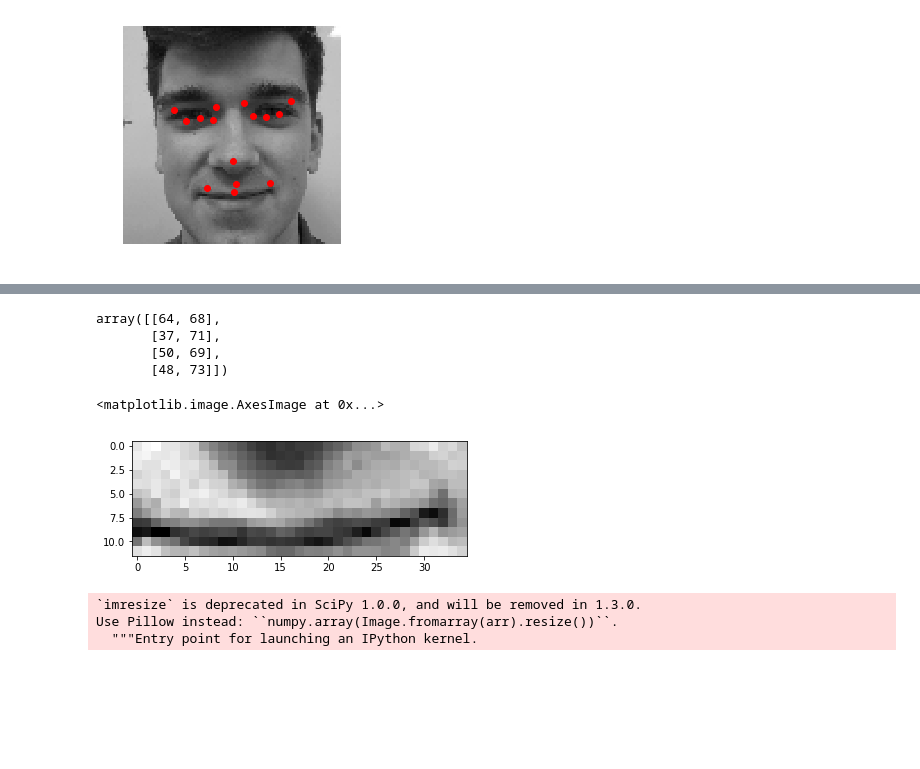
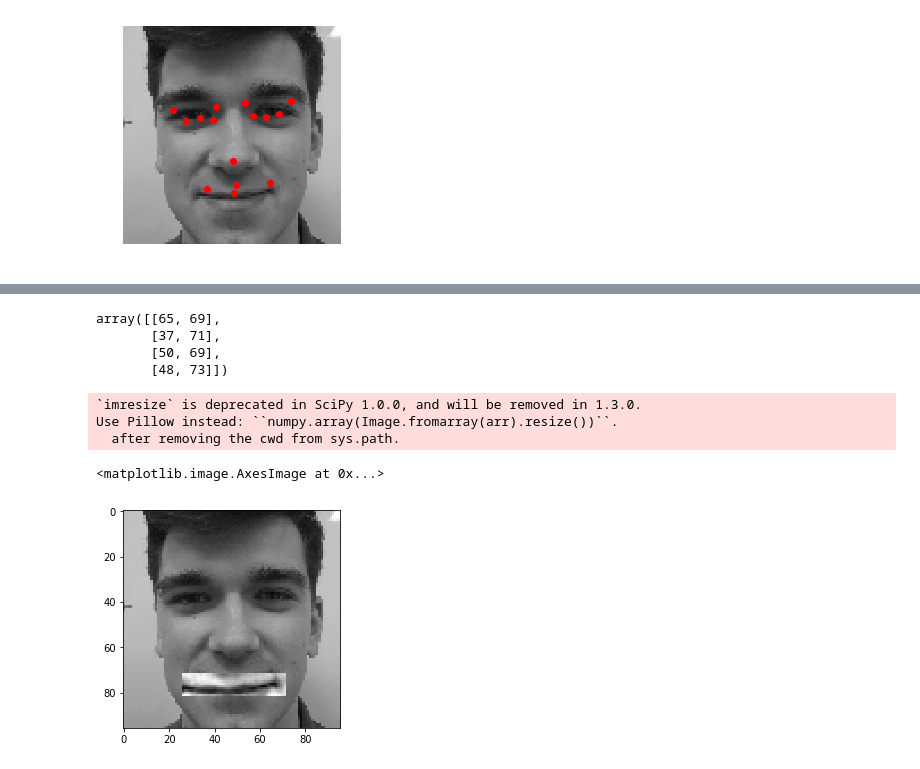
Before and after one commit to Midren/Caricature_maker, a Jupyter notebook: Untitled1.ipynb, the cells around one changed output, grey strips where cells are left out. Saved outputs shown, nothing was run; the diff lists cells and outputs as text; code cells hidden in the pictures; blank space fills up the shorter version.

Commit message:
Added mouth increasing

```diff
--- a/Untitled1.ipynb
+++ b/Untitled1.ipynb
@@ -204,10 +198,9 @@ plt.imshow(image, 'gray')
 # %%
 import cv2 as cv
 face_cascade = cv.CascadeClassifier('/home/midren/Documents/ucu/caricature_maker/haarcascade_frontalface_default.xml')
-# eye_cascade = cv.CascadeClassifier('haarcascade_eye.xml')
 
 img = cv.imread('/home/midren/Documents/ucu/caricature_maker/img/romchik.jpg')
-# gray = cv.cvtColor(img, cv.COLOR_BGR2GRAY)
+gray = cv.cvtColor(img, cv.COLOR_BGR2GRAY)
 # %%
 faces = face_cascade.detectMultiScale(gray, 1.3, 5)
 for (x,y,w,h) in faces:
@@ -221,22 +214,26 @@ cv.destroyAllWindows()
 # %%
 mouth_p = np.array(list(map(lambda x: np.int_(x),list(np.rint(y_res[-8:, 0]))))).reshape(-1, 2)
 mouth_p
-mouth
 # %% [output]
-array([[64, 68],
+array([[65, 69],
        [37, 71],
        [50, 69],
        [48, 73]])
-# %%
-padding = 4
-mouth = pix[mouth_p[2][1] - padding:mouth_p[3][1] + padding, mouth_p[1][0] - padding:mouth_p[0][0] + padding]
-plt.imshow(mouth, 'gray')
-# %% [output]
-<matplotlib.image.AxesImage at 0x...>
-[figure, removed]
-# %%
-mouth = imresize(mouth, 2.0)
-# %% [output]
-`imresize` is deprecated in SciPy 1.0.0, and will be removed in 1.3.0.
-Use Pillow instead: ``numpy.array(Image.fromarray(arr).resize())``.
-  """Entry point for launching an IPython kernel.
+# %%
+def increase_part(pix, mouth_p):
+    padding = 4
+    old_mouth = pix[mouth_p[2][1] :mouth_p[3][1] + padding, mouth_p[1][0] - padding:mouth_p[0][0] + padding]
+    mouth = imresize(old_mouth, 1.3)
+    x, y = np.array(old_mouth.shape)//2
+    x += mouth_p[1][0] + 2*padding
+    y = mouth_p[3][1] + padding
+    pix[y - mouth.shape[0]//2 : y + mouth.shape[0] - mouth.shape[0]//2, x - mouth.shape[1]//2 : x + mouth.shape[1] - mouth.shape[1]//2] = mouth
+# %%
+increase_part(pix, mouth_p)
+plt.imshow(pix, "gray")
+# %% [output]
+`imresize` is deprecated in SciPy 1.0.0, and will be removed in 1.3.0.
+Use Pillow instead: ``numpy.array(Image.fromarray(arr).resize())``.
+  after removing the cwd from sys.path.
+<matplotlib.image.AxesImage at 0x...>
+[figure, added]
```
Also changed, not shown: parts of 12 cells of this notebook.
